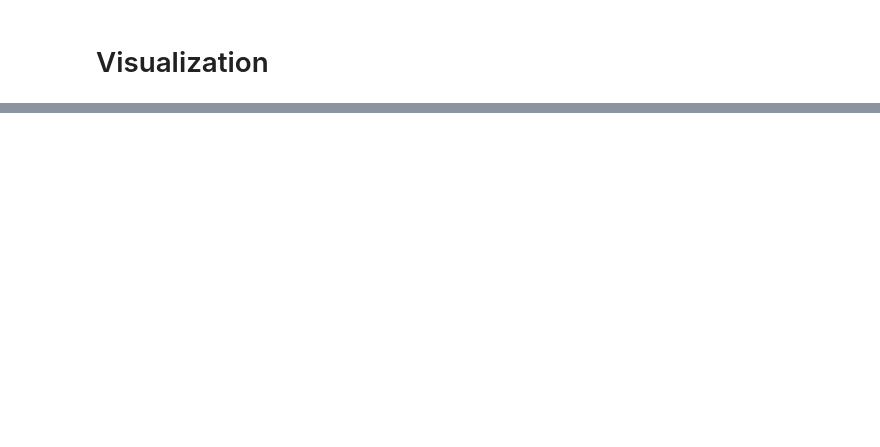
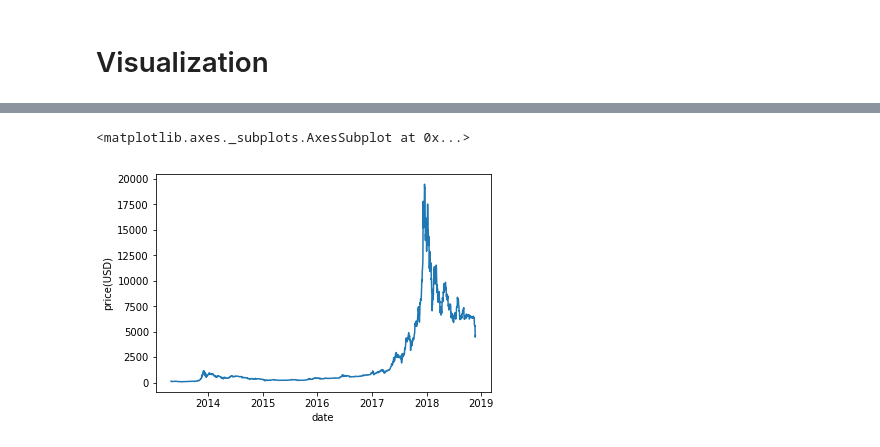
Before and after one commit to LambdaSchool-Sprints/DS-Unit-1-Sprint-5-Data-Storytelling-Blog-Post, a Jupyter notebook: BitcoinStorytellingProject.ipynb, the cells around one changed output, grey strips where cells are left out. Drawn from its saved outputs; the diff is of its cells as text; code cells hidden in the pictures; blank space fills up the shorter version.

```diff
--- a/BitcoinStorytellingProject.ipynb
+++ b/BitcoinStorytellingProject.ipynb
@@ -245,5 +249,8 @@ bitcoindata.head()
 | 3 | 2009-01-12 | NaN | NaN | 7 | NaN | NaN | ... |
 | 4 | 2009-01-13 | NaN | NaN | 0 | NaN | NaN | ... |
 # %%
-btcprice = bitcoindata[['date']]
+btcprice = bitcoindata[['date', 'price(USD)']]
+
+print(btcprice.shape)
+btcprice.head()
 # %% [output]
@@ -250,0 +264,5 @@ SyntaxError: ignored
+# %%
+btcprice = btcprice.dropna()
+
+print(btcprice.shape)
+btcprice.head()
@@ -250,0 +287,6 @@ SyntaxError: ignored
+# %%
+btcprice['date'] = pd.to_datetime(btcprice['date'], infer_datetime_format=True)
+
+# Begin:2013-04-28	135.30           END:2018-11-22	4611.57
+print(btcprice.shape)
+btcprice.head()
@@ -257,0 +309,5 @@ sns.lineplot(x = 'Year', y='Gold Price', data=goldmonthlyprice)
+# %%
+sns.lineplot(x = 'date', y='price(USD)', data=btcprice)
+# %% [output]
+<matplotlib.axes._subplots.AxesSubplot at 0x...>
+[figure, added]
```
Also changed, not shown: parts of 11 cells of this notebook.
